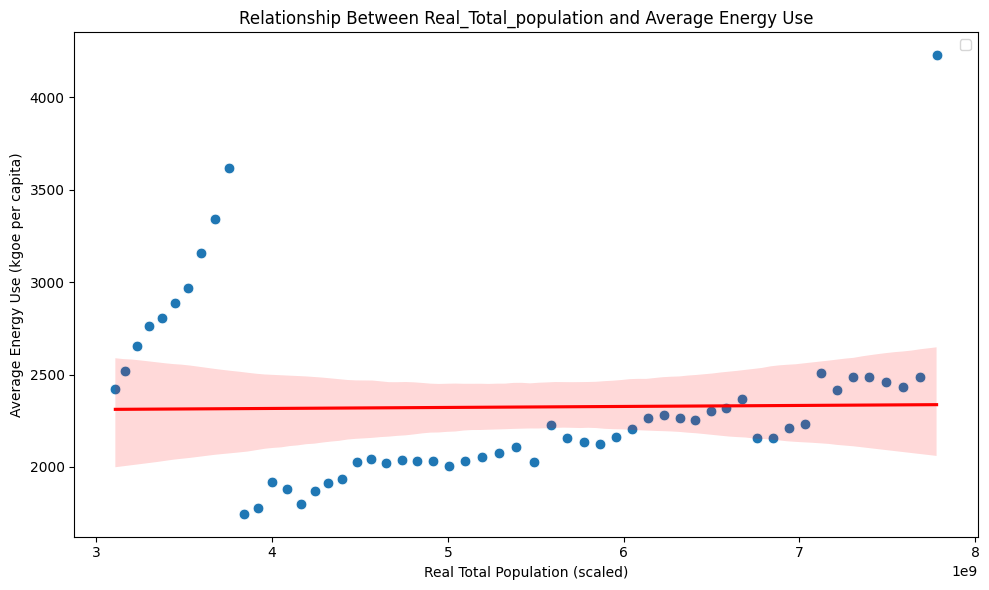
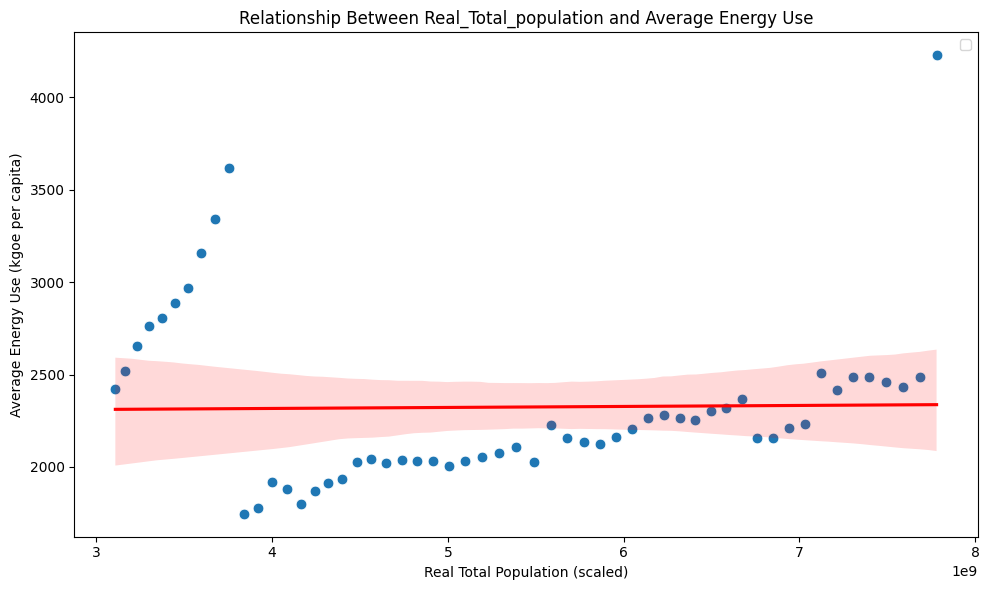
Code edit (unified diff) that turned the first committed figure into the second:
--- before
+++ after
@@ -1,5 +1,5 @@
 # Plot the relationship between scaled population and energy use per capita
 plt.figure(figsize=(10, 6))
-sns.scatterplot(x=df["Real_Total_population"], y=df["avg_Energy_use_kgoe_percapita"], s=60)
+sns.scatterplot(x=df["Real_Total_population"], y=df["avg_Energy_use_kgoe_percapita"], s=60, label="Data points")
 # Add a regression line to show the linear trend clearly
 sns.regplot(x=df["Real_Total_population"], y=df["avg_Energy_use_kgoe_percapita"], scatter=False, color="red", line_kws={"label": "Trend line"})

Commit: analisis